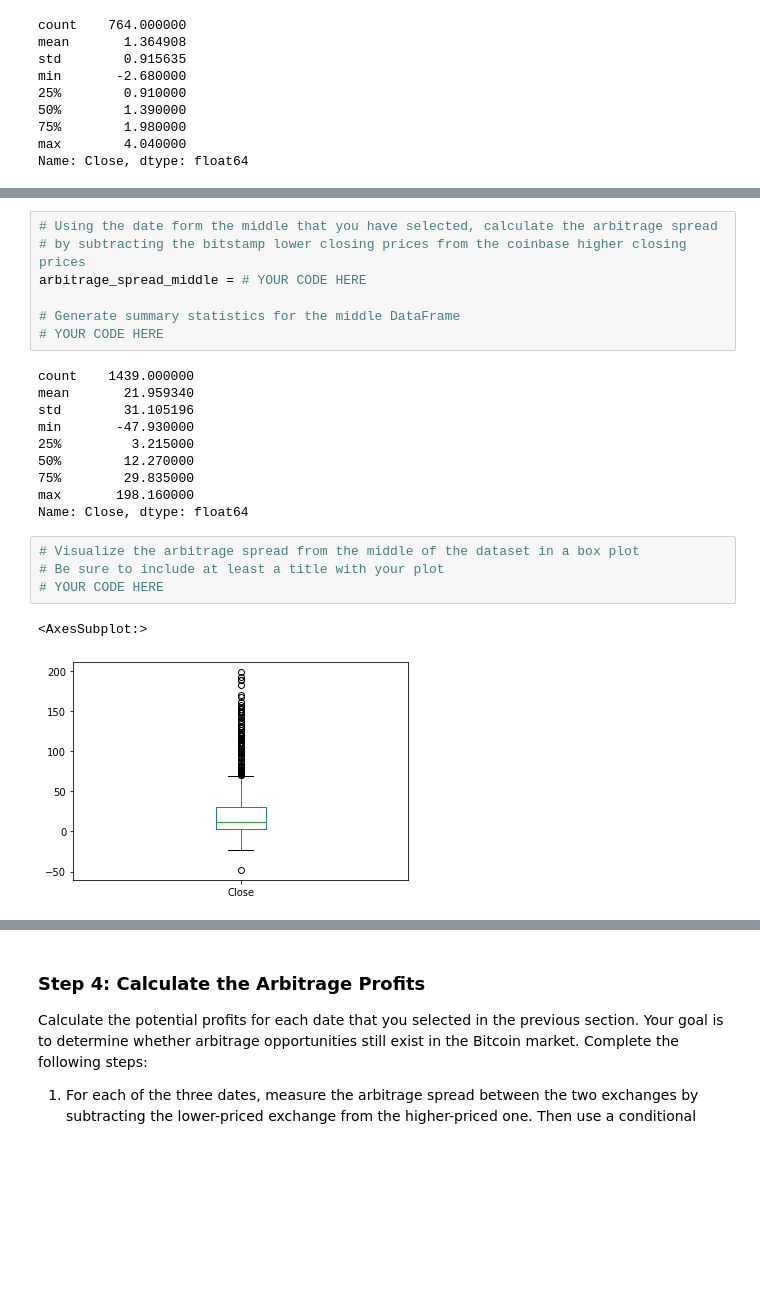
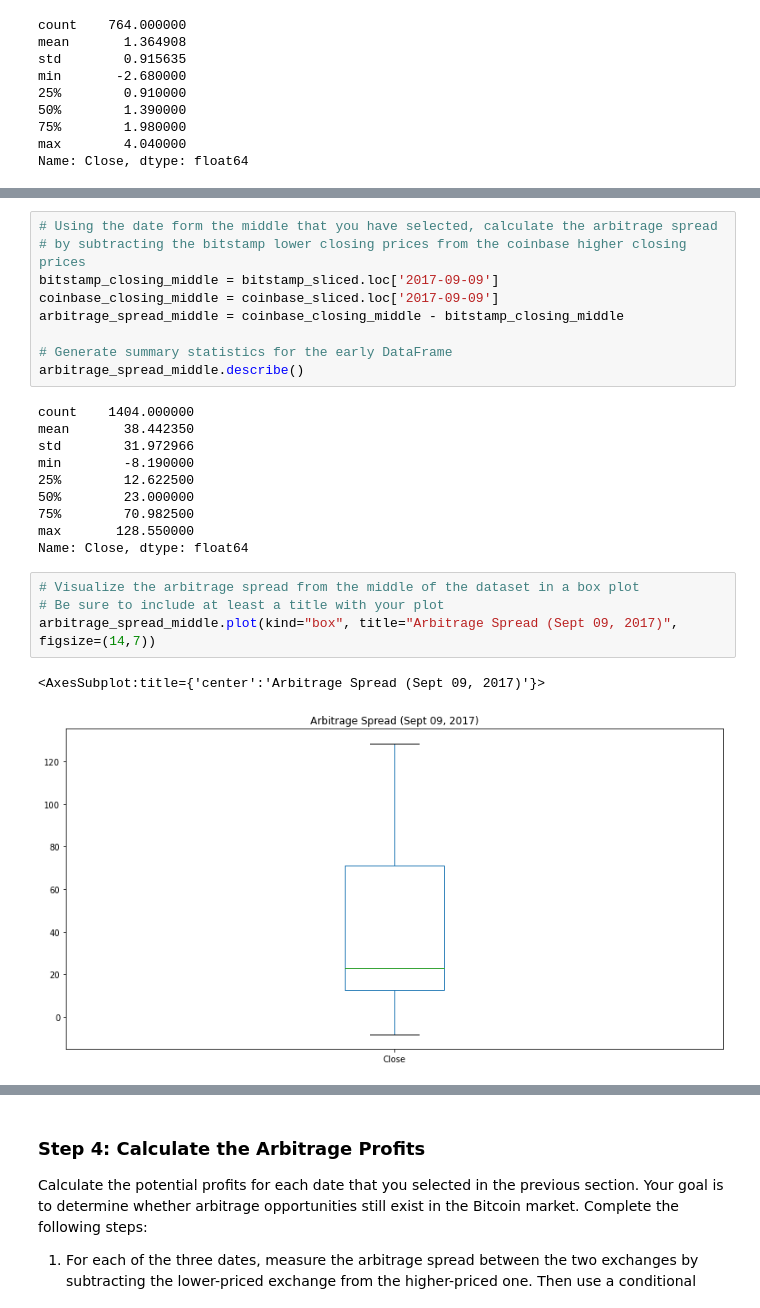
Before and after one commit to coronado212/bitcoin_arbitrage_analysis_3, a Jupyter notebook: crypto_arbitrage.ipynb, the cells around one changed output, grey strips where cells are left out. Cells and saved outputs as stored; diff of their text form; blank space fills up the shorter version.

```diff
--- a/crypto_arbitrage.ipynb
+++ b/crypto_arbitrage.ipynb
@@ -408,27 +409,29 @@ arbitrage_spread_early.plot(kind='box', title="Arbitrage Spread for Sept 30, 201
 # %%
 # Using the date form the middle that you have selected, calculate the arbitrage spread
 # by subtracting the bitstamp lower closing prices from the coinbase higher closing prices
-arbitrage_spread_middle = # YOUR CODE HERE
+bitstamp_closing_middle = bitstamp_sliced.loc['2017-09-09']
+coinbase_closing_middle = coinbase_sliced.loc['2017-09-09']
+arbitrage_spread_middle = coinbase_closing_middle - bitstamp_closing_middle
 
-# Generate summary statistics for the middle DataFrame
-# YOUR CODE HERE
+# Generate summary statistics for the early DataFrame
+arbitrage_spread_middle.describe()
 # %% [output]
-count    1439.000000
-mean       21.959340
-std        31.105196
-min       -47.930000
-25%         3.215000
-50%        12.270000
-75%        29.835000
-max       198.160000
+count    1404.000000
+mean       38.442350
+std        31.972966
+min        -8.190000
+25%        12.622500
+50%        23.000000
+75%        70.982500
+max       128.550000
 Name: Close, dtype: float64
 # %%
 # Visualize the arbitrage spread from the middle of the dataset in a box plot
 # Be sure to include at least a title with your plot
-# YOUR CODE HERE
+arbitrage_spread_middle.plot(kind="box", title="Arbitrage Spread (Sept 09, 2017)", figsize=(14,7))
 # %% [output]
-<AxesSubplot:>
+<AxesSubplot:title={'center':'Arbitrage Spread (Sept 09, 2017)'}>
-[figure, old version]
+[figure, new version]
 # %%
 # Create an overlay plot that visualizes the two dataframes over a period of one day from late in the dataset
 # Be sure that the plots include the parameters `legend`, `figsize`, `title`, `color` and `label`
```
Also changed, not shown: parts of 6 cells of this notebook.
